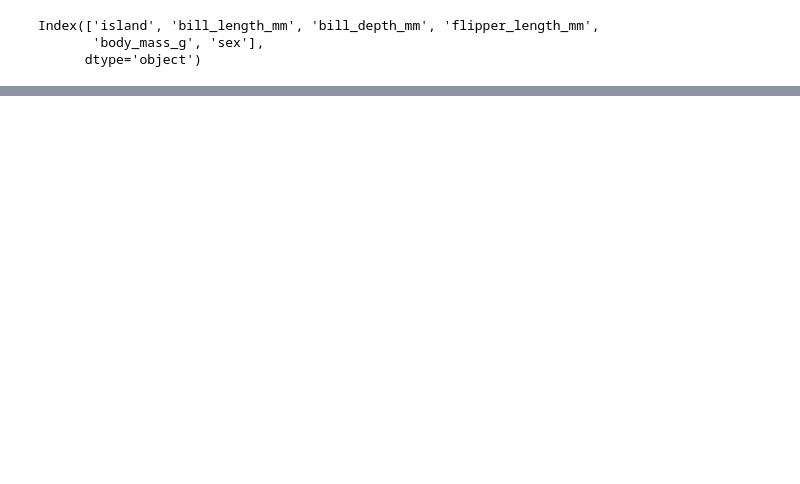
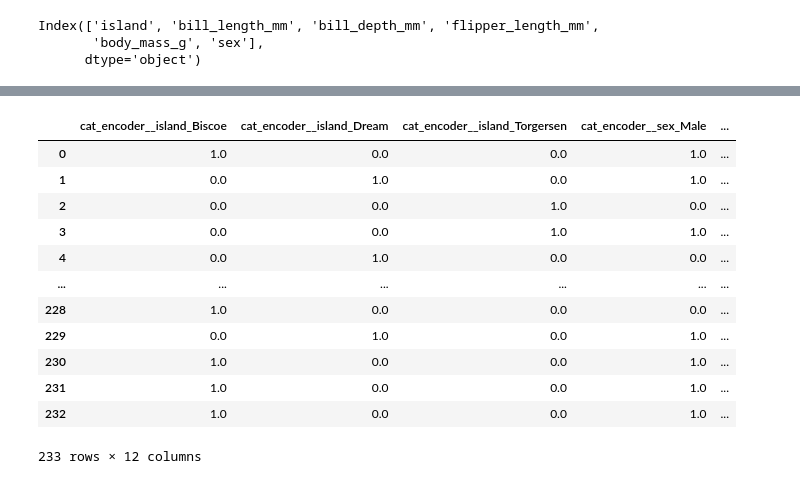
Before and after one commit to amandamaurell/google-cloud-package-classification, a Jupyter notebook: notebooks/simple_code.ipynb, the cells around one changed output, grey strips where cells are left out. Cells and saved outputs as stored; diff of their text form; code cells hidden in the pictures; blank space fills up the shorter version.

```diff
--- a/notebooks/simple_code.ipynb
+++ b/notebooks/simple_code.ipynb
@@ -193,0 +228,3 @@ array(['island_Biscoe', 'island_Dream', 'island_Torgersen', 'sex_Male'],
+# %%
+y_train = pd.DataFrame(y_train, columns=['species_encoded'])
+y_train
@@ -193,0 +262,2 @@ array(['island_Biscoe', 'island_Dream', 'island_Torgersen', 'sex_Male'],
+# %%
+y_train_categorical = pd.DataFrame(to_categorical(y_train), columns=label_encoder.classes_)
@@ -193,0 +266,17 @@ array(['island_Biscoe', 'island_Dream', 'island_Torgersen', 'sex_Male'],
+# %%
+preprocessed_df_train = pd.concat([X_train_encoded, y_train, y_train_categorical], axis=1)
+preprocessed_df_train
+# %% [output]
+|  | cat_encoder__island_Biscoe | cat_encoder__island_Dream | cat_encoder__island_Torgersen | cat_encoder__sex_Male | ... |
+| 0 | 1.0 | 0.0 | 0.0 | 1.0 | ... |
+| 1 | 0.0 | 1.0 | 0.0 | 1.0 | ... |
+| 2 | 0.0 | 0.0 | 1.0 | 0.0 | ... |
+| 3 | 0.0 | 0.0 | 1.0 | 1.0 | ... |
+| 4 | 0.0 | 1.0 | 0.0 | 0.0 | ... |
+| ... | ... | ... | ... | ... | ... |
+| 228 | 1.0 | 0.0 | 0.0 | 0.0 | ... |
+| 229 | 0.0 | 1.0 | 0.0 | 1.0 | ... |
+| 230 | 1.0 | 0.0 | 0.0 | 1.0 | ... |
+| 231 | 1.0 | 0.0 | 0.0 | 1.0 | ... |
+| 232 | 1.0 | 0.0 | 0.0 | 1.0 | ... |
+233 rows × 12 columns
```
Also changed, not shown: parts of 15 cells of this notebook, 1 other file.
